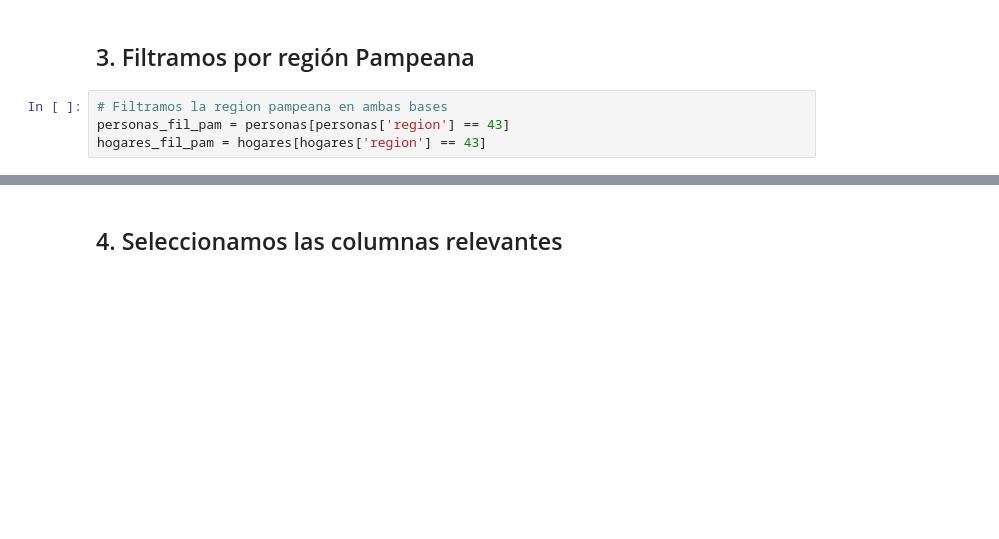
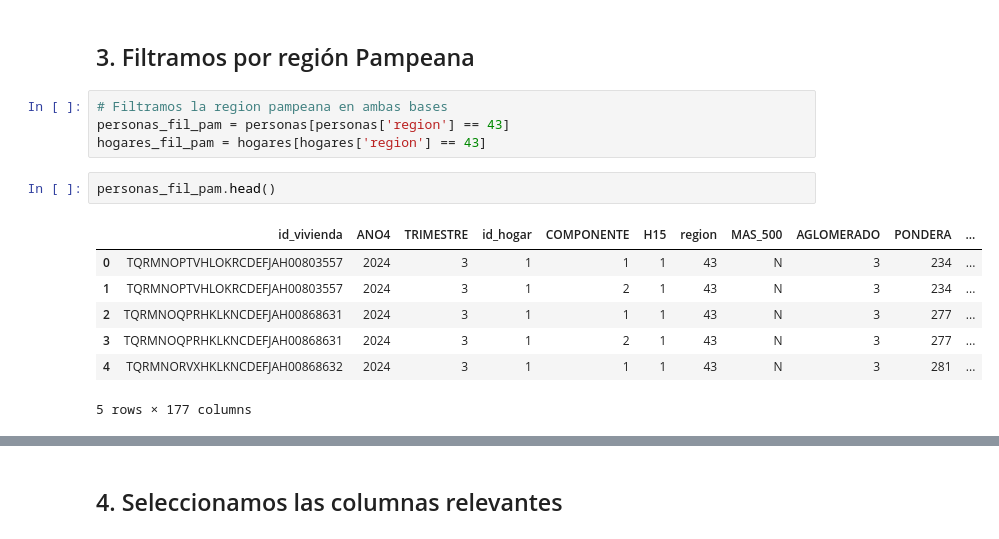
Before and after one commit to LMatiPerez/AnalisisDeDatosI_G5, a Jupyter notebook: procesamiento_bases.ipynb, the cells around one changed output, grey strips where cells are left out. Cells and saved outputs as stored; diff of their text form; blank space fills up the shorter version.

```diff
--- a/procesamiento_bases.ipynb
+++ b/procesamiento_bases.ipynb
@@ -112,3 +112,13 @@ hogares.rename(columns=renombrar_hogares, inplace=True)
 # Filtramos la region pampeana en ambas bases
 personas_fil_pam = personas[personas['region'] == 43]
 hogares_fil_pam = hogares[hogares['region'] == 43]
+# %%
+personas_fil_pam.head()
+# %% [output]
+|  | id_vivienda | ANO4 | TRIMESTRE | id_hogar | COMPONENTE | H15 | region | MAS_500 | AGLOMERADO | PONDERA | ... |
+| 0 | TQRMNOPTVHLOKRCDEFJAH00803557 | 2024 | 3 | 1 | 1 | 1 | 43 | N | 3 | 234 | ... |
+| 1 | TQRMNOPTVHLOKRCDEFJAH00803557 | 2024 | 3 | 1 | 2 | 1 | 43 | N | 3 | 234 | ... |
+| 2 | TQRMNOQPRHKLKNCDEFJAH00868631 | 2024 | 3 | 1 | 1 | 1 | 43 | N | 3 | 277 | ... |
+| 3 | TQRMNOQPRHKLKNCDEFJAH00868631 | 2024 | 3 | 1 | 2 | 1 | 43 | N | 3 | 277 | ... |
+| 4 | TQRMNORVXHKLKNCDEFJAH00868632 | 2024 | 3 | 1 | 1 | 1 | 43 | N | 3 | 281 | ... |
+5 rows × 177 columns
```
Also changed, not shown: parts of 13 cells of this notebook, 1 other file.
